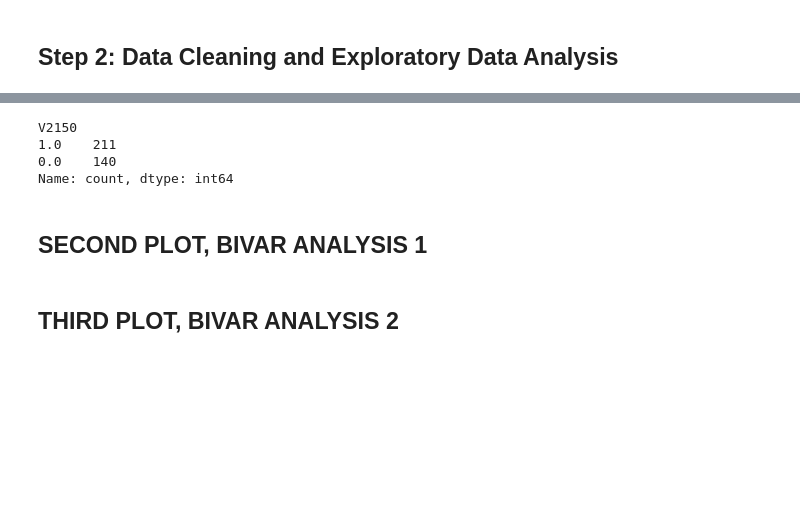
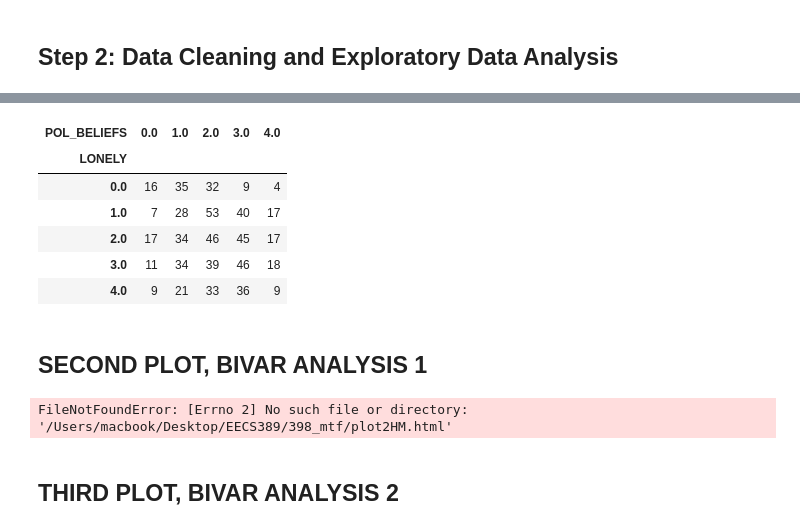
Before and after one commit to pxyi0126/398_mtf, a Jupyter notebook: temps.ipynb, the cells around one changed output, grey strips where cells are left out. Drawn from its saved outputs; the diff is of its cells as text; code cells hidden in the pictures; blank space fills up the shorter version.

```diff
--- a/temps.ipynb
+++ b/temps.ipynb
@@ -281,16 +490,0 @@ dfmain['V2167'] = dfmain['V2167'] - 1
-# %%
-# for sex, drop -9, 3 and 4 (missing other and refused to answer)
-dfmain = dfmain[dfmain['V2150'] != -9]
-dfmain = dfmain[dfmain['V2150'] != 4]
-dfmain = dfmain[dfmain['V2150'] != 3]
-
-dfmain = dfmain.dropna(subset=['V2150'])
-
-dfmain['V2150'] = dfmain['V2150'] - 1
-# 0 for male, 1 for female now
-dfmain['V2150'].value_counts()
-# %% [output]
-V2150
-1.0    211
-0.0    140
-Name: count, dtype: int64
@@ -330,2 +530,14 @@ dfscat = pd.read_csv("raw_data/ICPSR_data_2023.csv")
+# %%
+df23 = pd.read_csv("processed_data/data_2023.csv")
+pivot_table = pd.crosstab(df23["LONELY"], df23["POL_BELIEFS"])
+pivot_table
+# %% [output]
+| POL_BELIEFS | 0.0 | 1.0 | 2.0 | 3.0 | 4.0 |
+| LONELY |  |  |  |  |  |
+| 0.0 | 16 | 35 | 32 | 9 | 4 |
+| 1.0 | 7 | 28 | 53 | 40 | 17 |
+| 2.0 | 17 | 34 | 46 | 45 | 17 |
+| 3.0 | 11 | 34 | 39 | 46 | 18 |
+| 4.0 | 9 | 21 | 33 | 36 | 9 |
 # %% [markdown]
 ## SECOND PLOT, BIVAR ANALYSIS 1
@@ -351,12 +544,14 @@ pivot_table = pd.crosstab(newod["Alone"], newod["PolBel"])
 # %%
 fig = px.density_heatmap(
-    dfscat,
-    x='V5167',
-    y='V5313',
+    df23,
+    x='POL_BELIEFS',
+    y='LONELY',
     color_continuous_scale='Viridis',
-    title="Heatmap Example"
+    title="Bivariate Analysis of Political Beliefs and Loneliness (Heatmap Example)",
 )
 fig.show()
 fig.write_html("/Users/macbook/Desktop/EECS389/398_mtf/plot2HM.html", include_plotlyjs='cdn')
+# %% [output]
+FileNotFoundError: [Errno 2] No such file or directory: '/Users/macbook/Desktop/EECS389/398_mtf/plot2HM.html'
 # %% [markdown]
 ## THIRD PLOT, BIVAR ANALYSIS 2
```
Also changed, not shown: parts of 22 cells of this notebook, 43 other files.
